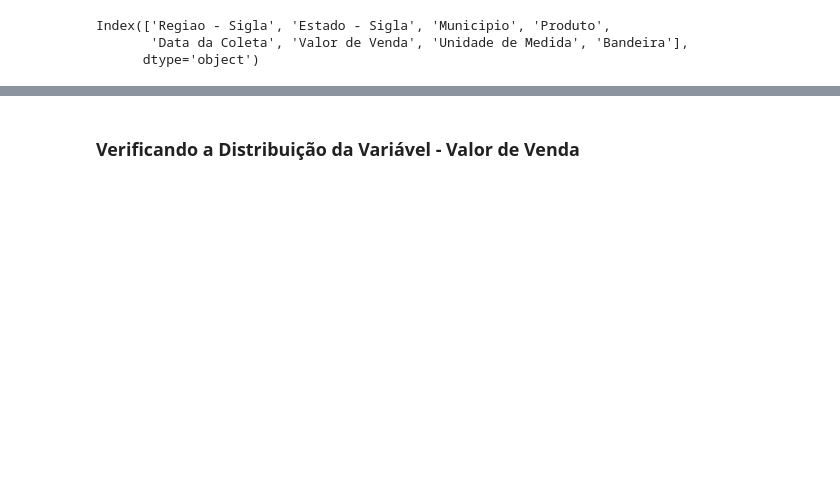
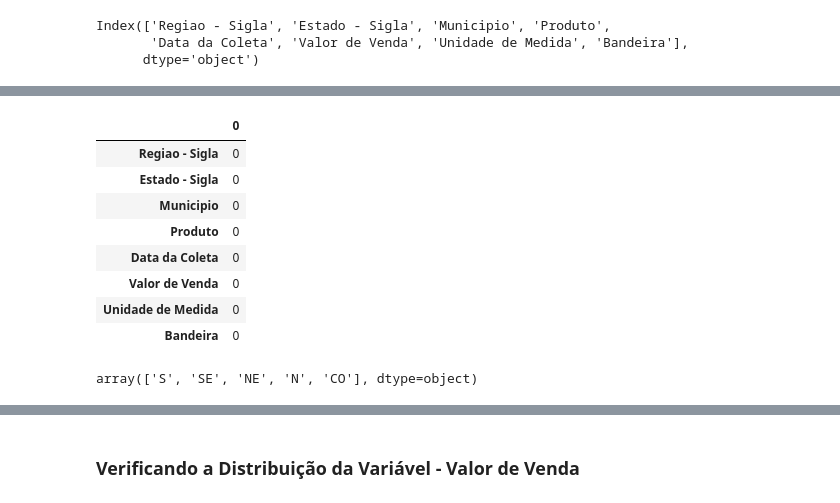
Before and after one commit to Prog-LucasAlves/Analise_Exploratoria_Dados, a Jupyter notebook: AED_02_GLP/glp.ipynb, the cells around one changed output, grey strips where cells are left out. Cells and saved outputs as stored; diff of their text form; code cells hidden in the pictures; blank space fills up the shorter version.

```diff
--- a/AED_02_GLP/glp.ipynb
+++ b/AED_02_GLP/glp.ipynb
@@ -134,3 +163,22 @@ plt.show()
+# %%
+# Verificando se não a mais dados ausentes
+
+df_na = pd.DataFrame(data_glp.isna().sum())
+df_na
+# %% [output]
+|  | 0 |
+| Regiao - Sigla | 0 |
+| Estado - Sigla | 0 |
+| Municipio | 0 |
+| Produto | 0 |
+| Data da Coleta | 0 |
+| Valor de Venda | 0 |
+| Unidade de Medida | 0 |
+| Bandeira | 0 |
+# %%
+data_glp['Regiao - Sigla'].unique()
+# %% [output]
+array(['S', 'SE', 'NE', 'N', 'CO'], dtype=object)
 # %%
 # Tipo dos dados das colunas
 print(data_glp.dtypes)
```
Also changed, not shown: parts of 16 cells of this notebook, 1 other file.
